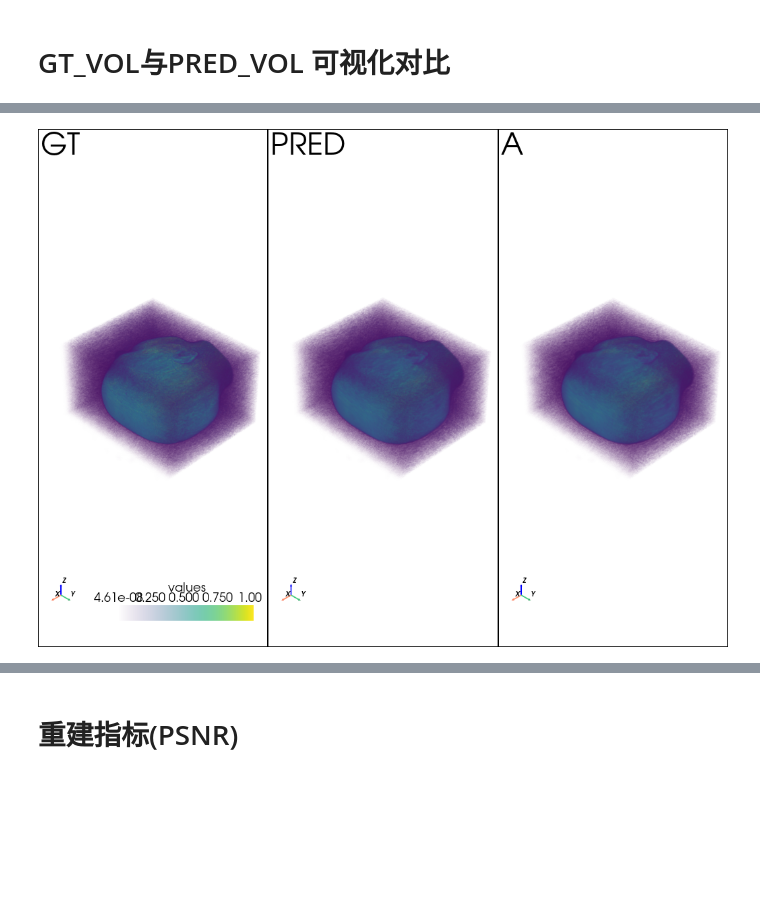
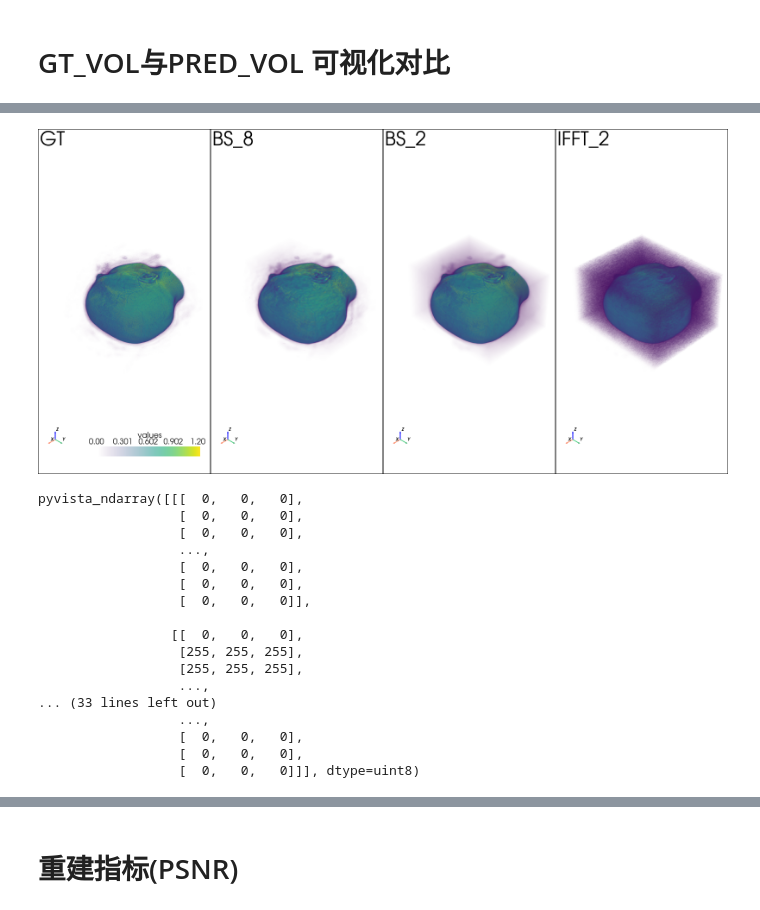
Before and after one commit to ccq0627/3DMRI-Reconstruction, a Jupyter notebook: test.ipynb, the cells around one changed output, grey strips where cells are left out. Cells and saved outputs as stored; diff of their text form; code cells hidden in the pictures; blank space fills up the shorter version.

```diff
--- a/test.ipynb
+++ b/test.ipynb
@@ -4,29 +63,33 @@
 import pyvista as pv
 import numpy as  np
 
-gt_path = 'MRIdata/output_2026_3_14_2/point_cloud/iteration_1000/vol_gt.npy'
-pred_path = 'MRIdata/output_2026_3_14_2/point_cloud/iteration_1000/vol_pred.npy'
+gt_vol = np.load('MRIdata/acc_rate2/vol_gt.npy')
+pred_bs_8 = np.load('MRIdata/outputs/exp_0325_2357_iter3000_8_woi/point_cloud/iteration_3000/vol_pred.npy')
+pred_bs_2 = np.load("MRIdata/outputs/exp_0325_2304_iter3000_2_woi/point_cloud/iteration_3000/vol_pred.npy")
+pred_ifft = np.load("MRIdata/acc_rate2/vol_gt_unsampled.npy")
+# gt_vol1 = np.load("MRIdata/outputs_nopocs/exp_0321_0925_iter3000_L1_under/point_cloud/iteration_1/vol_gt.npy")
+plotter = pv.Plotter(shape=(1,4),off_screen=True,window_size=(1600,800))
 
-
-gt_vol = np.load('MRIdata/acc_rate2/vol_gt_unsampled.npy')
-pred_vol = np.load('MRIdata/acc_rate4/vol_gt_unsampled.npy')
-a = np.load("MRIdata/acc_rate6/vol_gt_unsampled.npy")
-
-plotter = pv.Plotter(shape=(1,3))
 plotter.subplot(0,0)
-plotter.add_volume(gt_vol[:,:,:])
+plotter.add_volume(gt_vol)
 plotter.add_text('GT')
 plotter.add_axes()
 
 plotter.subplot(0,1)
-plotter.add_volume(pred_vol[:,:,:])
-plotter.add_text('PRED')
+plotter.add_volume(pred_bs_8)
+plotter.add_text('BS_8')
 plotter.add_axes()
 
 plotter.subplot(0,2)
-plotter.add_volume(a[:,:,:])
-plotter.add_text('A')
+plotter.add_volume(pred_bs_2)
+plotter.add_text('BS_2')
+plotter.add_axes()
+
+plotter.subplot(0,3)
+plotter.add_volume(pred_ifft)
+plotter.add_text('IFFT_2')
 plotter.add_axes()
 
 plotter.show()
+plotter.screenshot('volume_render.png')
 # %% [output]
@@ -34,6 +97,23 @@ plotter.show()
 
 No module named 'trame'
 
 Falling back to a static output.
   warnings.warn(
-[figure, old version]
+[figure, new version]
+pyvista_ndarray([[[  0,   0,   0],
+                  [  0,   0,   0],
+                  [  0,   0,   0],
+                  ...,
+                  [  0,   0,   0],
+                  [  0,   0,   0],
+                  [  0,   0,   0]],
+
+                 [[  0,   0,   0],
+                  [255, 255, 255],
+                  [255, 255, 255],
+                  ...,
+... (33 lines left out)
+                  ...,
+                  [  0,   0,   0],
+                  [  0,   0,   0],
+                  [  0,   0,   0]]], dtype=uint8)
```
Also changed, not shown: parts of 5 cells of this notebook, 8 other files.
